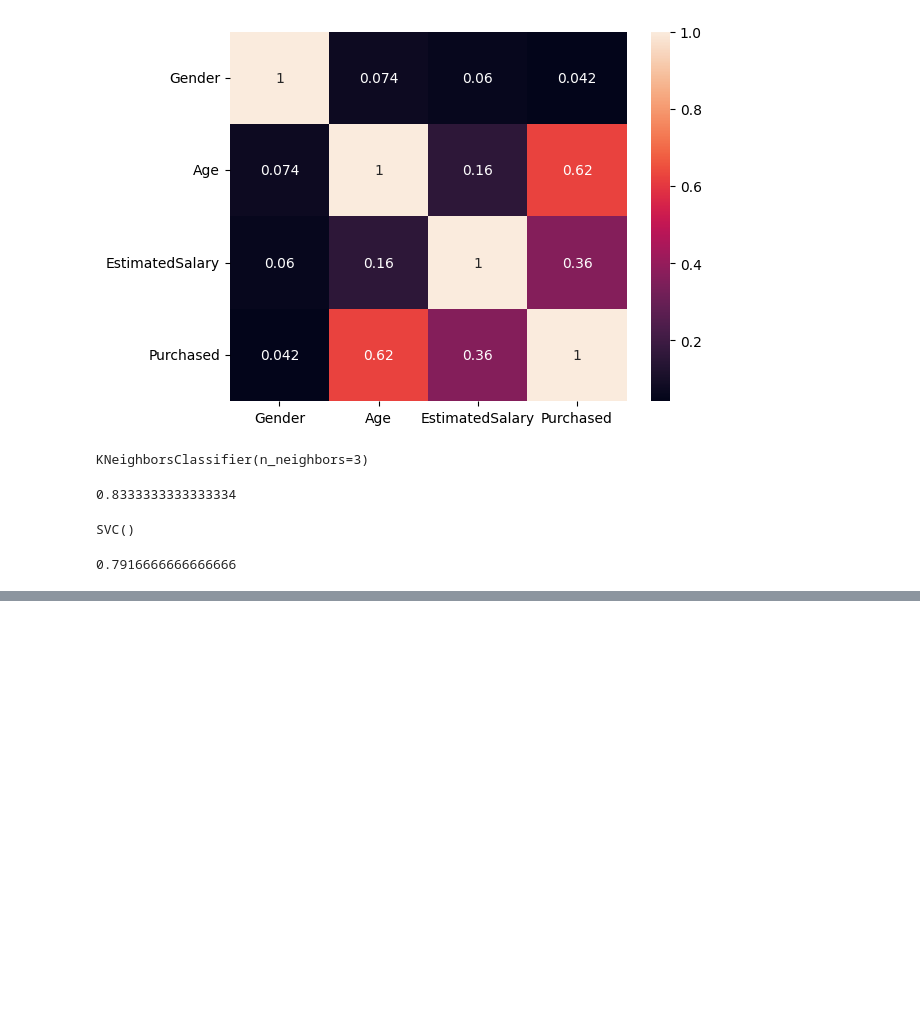
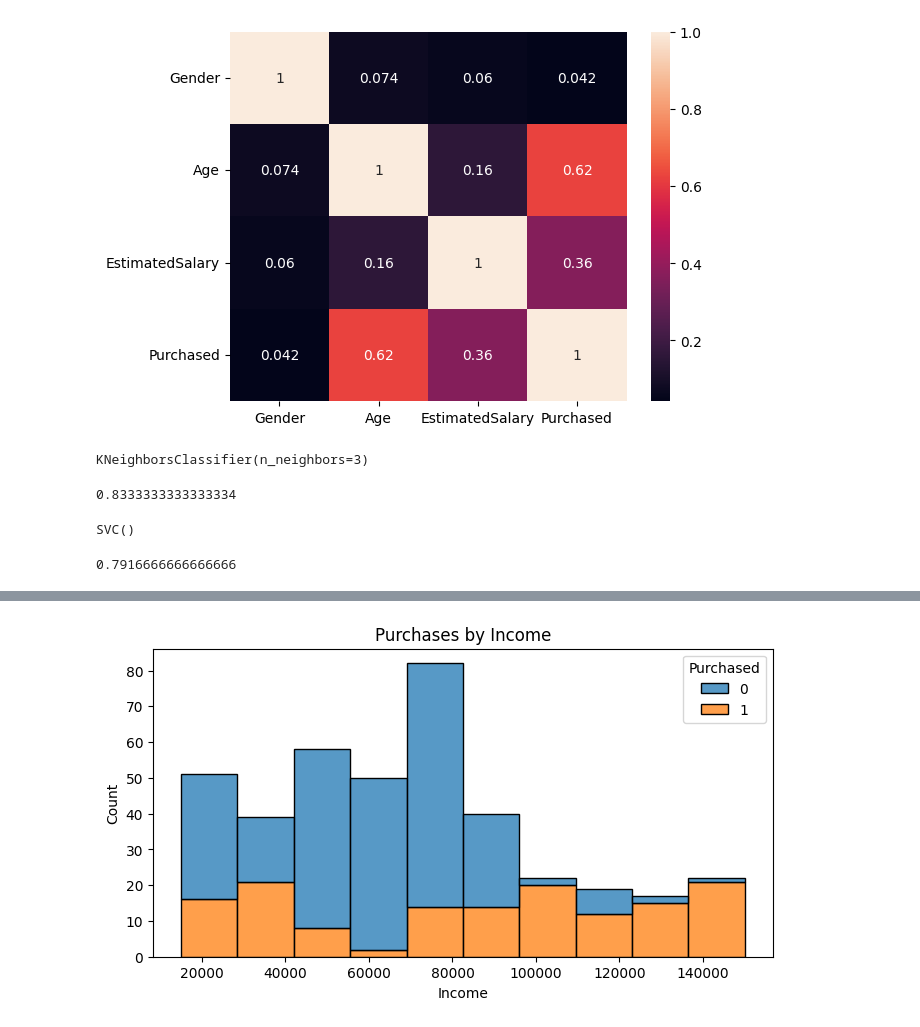
Before and after one commit to AamaeyPrakash/Python, a Jupyter notebook: notebook47dacff229.ipynb, the cells around one changed output, grey strips where cells are left out. Cells and saved outputs as stored; diff of their text form; code cells hidden in the pictures; blank space fills up the shorter version.

```diff
--- a/notebook47dacff229.ipynb
+++ b/notebook47dacff229.ipynb
@@ -118,0 +145,9 @@ print(acc)
+# %%
+plt.figure(figsize=(8, 4))
+sns.histplot(data=data, x='EstimatedSalary', hue='Purchased', multiple='stack', bins=10)
+plt.title('Purchases by Income')
+plt.xlabel('Income')
+plt.ylabel('Count')
+plt.show()
+# %% [output]
+[figure, added]
```
Also changed, not shown: parts of 4 cells of this notebook.
